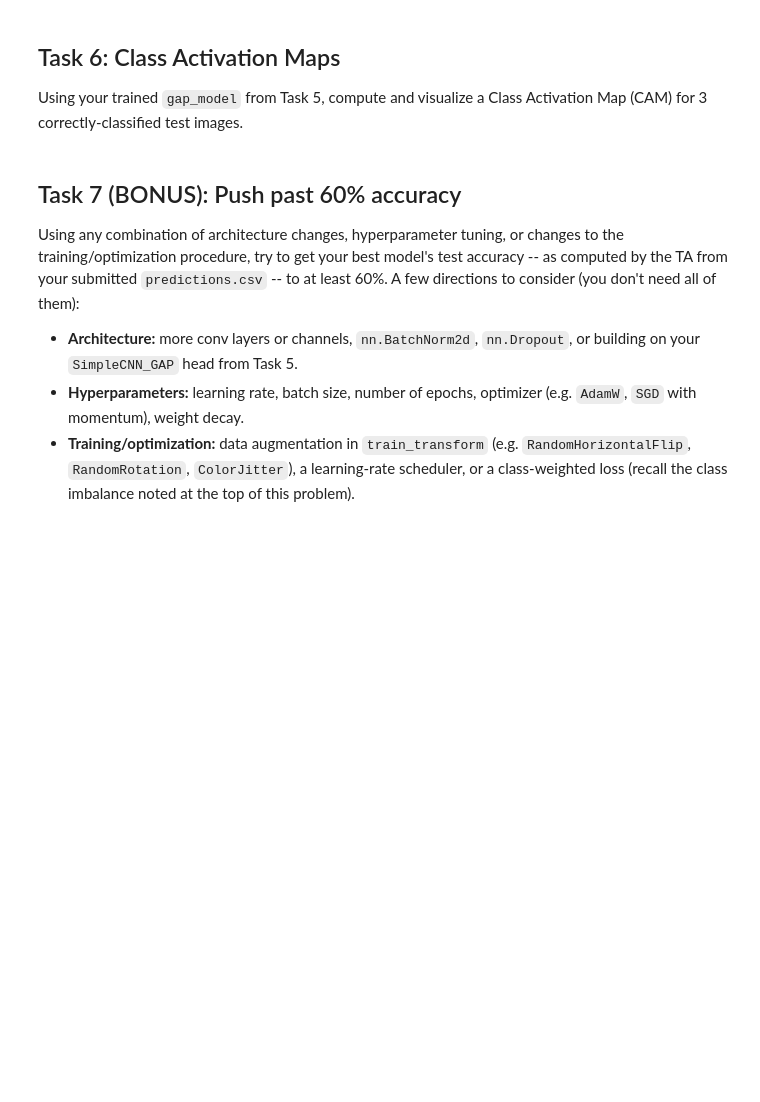
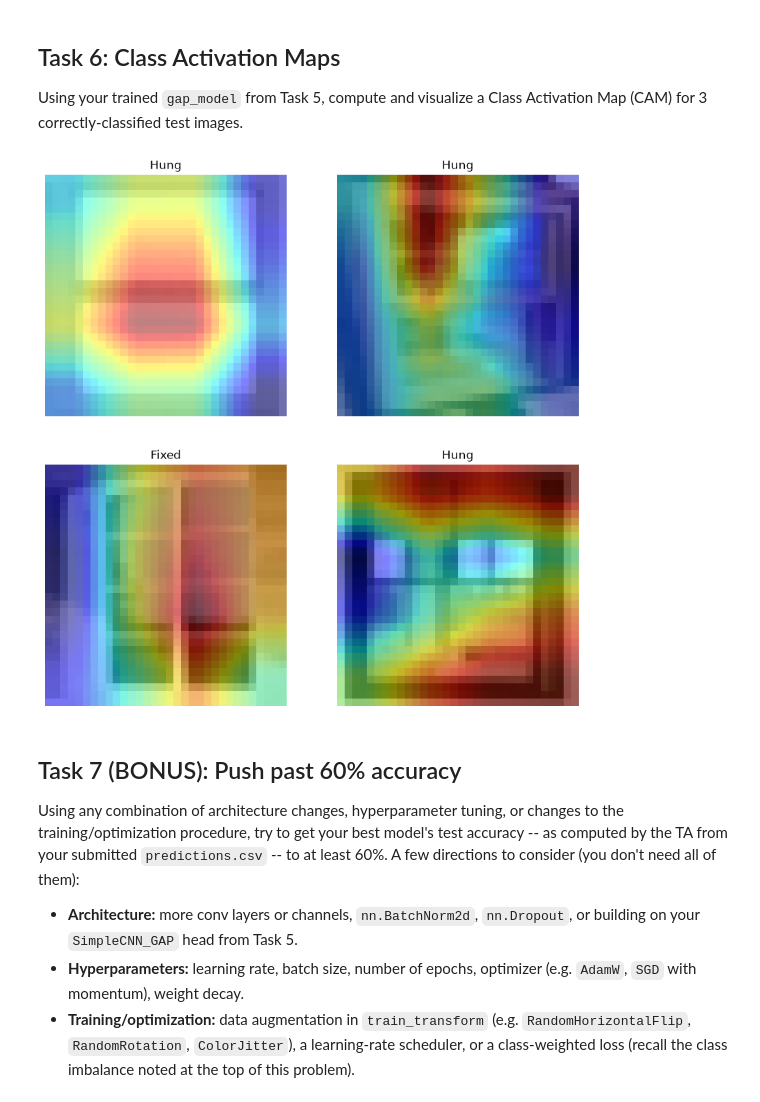
Before and after one commit to chucey/CS-DS-541-Fall-26-Assignements, a Jupyter notebook: HW4/Problem1/homework4_CNN_starter.ipynb, the cells around one changed output. Cells and saved outputs as stored; diff of their text form; code cells hidden in the pictures; blank space fills up the shorter version.

```diff
--- a/HW4/Problem1/homework4_CNN_starter.ipynb
+++ b/HW4/Problem1/homework4_CNN_starter.ipynb
@@ -407,8 +422,8 @@ class SimpleCNN_GAP(nn.Module):
     # Add a Global Average Pooling layer (hint: nn.AdaptiveAvgPool2d
     # with output_size=1 does this in one line) and a SINGLE linear
     # layer mapping from 128 channels directly to num_classes.
-    self.gap =
-    self.fc =
+    self.gap = nn.AdaptiveAvgPool2d(output_size=1)
+    self.fc = nn.Linear(128, num_classes)
     # END YOUR CODE HERE
 
   def forward(self, x):
@@ -418,10 +433,13 @@ class SimpleCNN_GAP(nn.Module):
     # BEGIN YOUR CODE HERE (~3 lines)
     # Apply self.gap to `fmap`, reshape/squeeze the result to shape
     # (B, 128), then apply self.fc to get the final logits.
+    x = self.gap(fmap)
+    x = x.view(x.size(0), -1)  # reshape to (B, 128)
+    logits = self.fc(x)
     # END YOUR CODE HERE
     return logits
 
-gap_model = SimpleCNN_GAP(num_classes)
+gap_model = SimpleCNN_GAP(num_classes).to(device)
 print(gap_model)
 
 # Report parameter counts for both models, e.g.:
@@ -430,6 +448,10 @@ n_params_gap = sum(p.numel() for p in gap_model.parameters())
 print(f'SimpleCNN params: {n_params_orig}, SimpleCNN_GAP params: {n_params_gap}')
 
 # Now retrain: reuse train()/evaluate() from earlier, e.g.
-# gap_optimizer = optim.Adam(gap_model.parameters(), lr=0.001)
-# train(gap_model, train_loader, criterion, gap_optimizer)
-# evaluate(gap_model, val_loader)
+gap_optimizer = optim.Adam(gap_model.parameters(), lr=0.001)
+print("\nTraining SimpleCNN_GAP model...")
+train(gap_model, train_loader, criterion, gap_optimizer)
+print("Evaluating the gap model's overall accuracy on validation set:")
+evaluate(gap_model, val_loader)
+print("\nEvaluating the gap model's per-class accuracy on validation set:")
+evaluate(gap_model, val_loader, per_class=True)
@@ -442,11 +482,14 @@ Using your trained `gap_model` from Task 5, compute and visualize a Class Activa
 import matplotlib.pyplot as plt
 import torch.nn.functional as F
 
+
 def compute_cam(gap_model, image, predicted_class):
     """image: a single (1, 3, 32, 32) tensor. Returns a (4, 4) CAM (as a tensor)."""
+    gap_model.to(device)
     gap_model.eval()
     with torch.no_grad():
         image = image.unsqueeze(0)  # add batch dimension
+
         # BEGIN YOUR CODE HERE (~6-10 lines)
         # 1. Run `image` through conv1/pool, conv2/pool, conv3/pool
         #    (same three lines as in gap_model.forward) to get the last
@@ -463,6 +506,12 @@ def compute_cam(gap_model, image, predicted_class):
         #    (Hint: torch.einsum('k,khw->hw', weight, fmap[0]) does this
         #    in one line; a broadcasted multiply + sum over dim 0 also
         #    works.)
+        image = image.to(device)
+        fmap = gap_model.pool(torch.relu(gap_model.conv1(image)))
+        fmap = gap_model.pool(torch.relu(gap_model.conv2(fmap)))
+        fmap = gap_model.pool(torch.relu(gap_model.conv3(fmap)))  # shape (1, 128, 4, 4)
+        weight = gap_model.fc.weight[predicted_class]  # shape (128,)
+        cam = torch.einsum('k,khw->hw', weight, fmap[0])  # shape (4, 4)
         # END YOUR CODE HERE
         return cam  # shape (4, 4)
 
@@ -471,35 +520,71 @@ def show_cam_overlay(image_tensor, cam, predicted_class, ax=None):
     Uses `class_names` (loaded earlier from the dataset's folder names) to
     title the figure with a human-readable label instead of a raw index."""
     if ax is None:
         _, ax = plt.subplots(figsize=(1.5, 1.5))
     # BEGIN YOUR CODE HERE (~5-8 lines)
     # 1. Upsample `cam` (4x4) to (32, 32), e.g.:
     #    cam_up = F.interpolate(cam.view(1, 1, 4, 4), size=(32, 32),
     #                            mode='bilinear', align_corners=False)
     #    cam_up = cam_up.squeeze()
     # 2. Normalize cam_up to [0, 1] (e.g., (cam_up - cam_up.min()) /
     #    (cam_up.max() - cam_up.min() + 1e-8)) so it displays as a
     #    sensible heatmap regardless of the raw CAM value range.
     # 3. Un-normalize `image_tensor` back to a displayable [0, 1] image
     #    (recall we normalized with mean=std=0.5, so displayed_img =
     #    image_tensor * 0.5 + 0.5), then:
     #    ax.imshow(displayed_img.permute(1, 2, 0).numpy())
     #    ax.imshow(cam_up.detach().numpy(), alpha=0.5, cmap='jet')
+    cam_up = F.interpolate(cam.view(1, 1, 4, 4), size=(32, 32), mode='bilinear', align_corners=False)
+    cam_up = cam_up.squeeze()
+    cam_up = (cam_up - cam_up.min()) / (cam_up.max() - cam_up.min() + 1e-8)
+    displayed_img = image_tensor * 0.5 + 0.5
+    displayed_img = displayed_img.cpu()  # Move to CPU for matplotlib
+    ax.imshow(displayed_img.permute(1, 2, 0).numpy())
+    cam_up = cam_up.cpu()  # Move to CPU for matplotlib
+    ax.imshow(cam_up.detach().numpy(), alpha=0.5, cmap='jet')
     # END YOUR CODE HERE
     ax.set_title(class_names[predicted_class])
     ax.axis('off')
 
 # Pick 3+ correctly-classified test images (ideally from different
 # predicted class), call compute_cam + show_cam_overlay(..., predicted_class)
 # on each, and include the resulting figures in your submission.
+
+count = 0 # count of correctly labeled images shown
+max_count = 4 # maximum number of correctly classified images to show
+
+ncols = 2
+nrows = (max_count + ncols - 1) // ncols  # Calculate number of rows needed
+figure, axes = plt.subplots(nrows=nrows, ncols=ncols, figsize=(10, 10))
+
+
 for inputs, labels in val_loader:
     # BEGIN YOUR CODE HERE
-    outputs =
-    _, predicted =
+    outputs = gap_model(inputs.to(device))
+    _, predicted = torch.max(outputs, 1)
+
     # END YOUR CODE HERE
     for i in range(len(labels)):
         # BEGIN YOUR CODE HERE (~6 lines)
+        if predicted[i] == labels[i]:
+
+            row = count // 2
+            col = count % 2
+            ax = axes[row, col]
+
+            cam = compute_cam(gap_model, inputs[i], predicted[i])
+            show_cam_overlay(inputs[i], cam, predicted[i], ax=ax)
+
+            count += 1
+            if count == max_count:
+                break
+
+        if count == max_count:
+            break
+
         # END YOUR CODE HERE
+# %% [output]
+[figure, added]
 # %%
 # Save your trained GAP model's weights (e.g. to include in your
 # submission, or to reload later without retraining).
```
Also changed, not shown: parts of 3 cells of this notebook.
